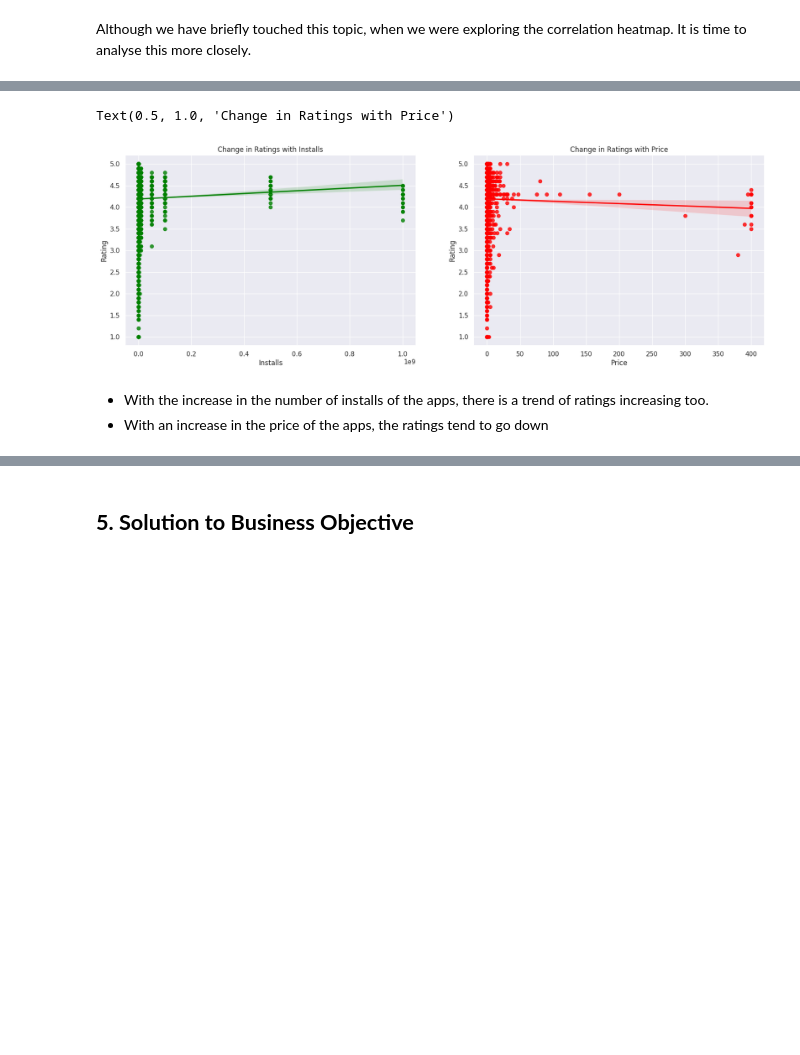
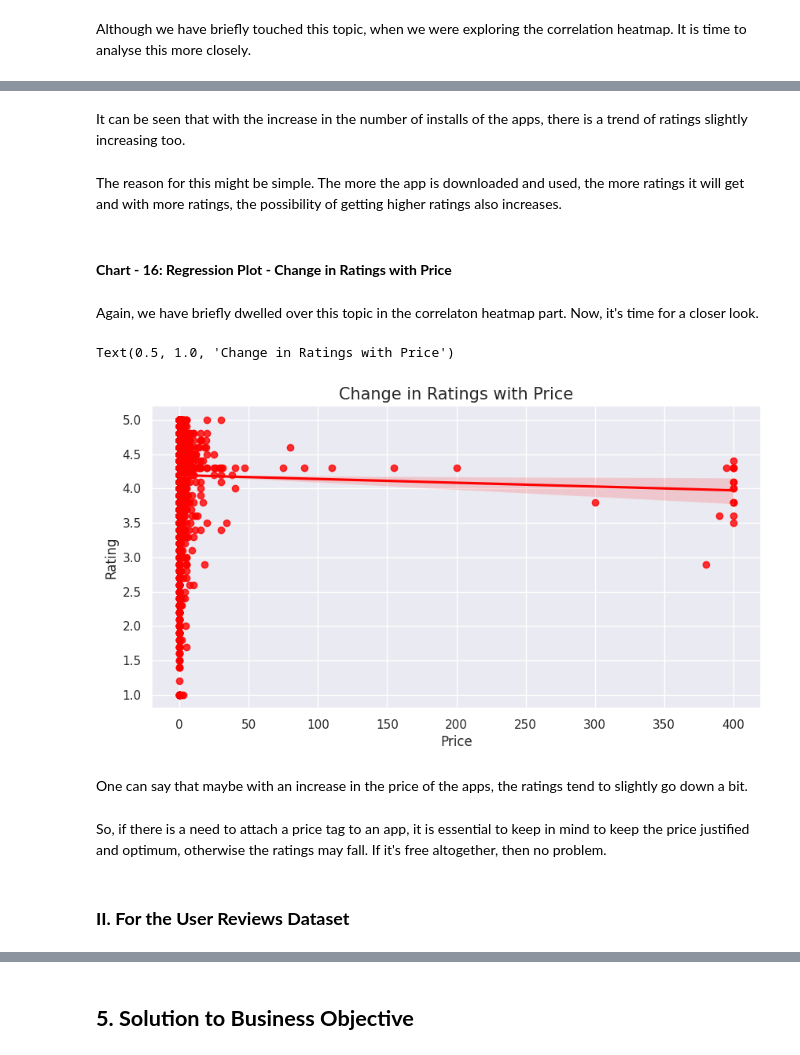
Before and after one commit to dipankarsahu1000/Play-Store-App-Review-Analysis, a Jupyter notebook: Play_Store_App_Review_Analysis.ipynb, the cells around one changed output, grey strips where cells are left out. Saved outputs shown, nothing was run; the diff lists cells and outputs as text; code cells hidden in the pictures; blank space fills up the shorter version.

```diff
--- a/Play_Store_App_Review_Analysis.ipynb
+++ b/Play_Store_App_Review_Analysis.ipynb
@@ -1352,16 +1362,20 @@ Although we have briefly touched this topic, when we were exploring the correlat
+# %% [markdown]
+It can be seen that with the increase in the number of installs of the apps, there is a trend of ratings slightly increasing too.
+# %% [markdown]
+The reason for this might be simple. The more the app is downloaded and used, the more ratings it will get and with more ratings, the possibility of getting higher ratings also increases.
+# %% [markdown]
+#### **Chart - 16: Regression Plot - Change in Ratings with Price**
+# %% [markdown]
+Again, we have briefly dwelled over this topic in the correlaton heatmap part. Now, it's time for a closer look.
 # %%
-plt.figure(figsize = (20, 6))
-
-plt.subplot(1, 2, 1)
-sns.regplot(data = ps_df, x = 'Installs', y = 'Rating', scatter_kws={"color": "green"}, line_kws={"color": "green"})
-plt.title('Change in Ratings with Installs', fontsize = 12)
-
-plt.subplot(1, 2, 2)
 sns.regplot(data = ps_df, x = 'Price', y = 'Rating', scatter_kws={"color": "red"}, line_kws={"color": "red"})
-plt.title('Change in Ratings with Price', fontsize = 12)
+plt.title('Change in Ratings with Price', fontsize = 15)
 # %% [output]
 Text(0.5, 1.0, 'Change in Ratings with Price')
-[figure, old version]
+[figure, new version]
 # %% [markdown]
-* With the increase in the number of installs of the apps, there is a trend of ratings increasing too.
-* With an increase in the price of the apps, the ratings tend to go down
+One can say that maybe with an increase in the price of the apps, the ratings tend to slightly go down a bit.
+# %% [markdown]
+So, if there is a need to attach a price tag to an app, it is essential to keep in mind to keep the price justified and optimum, otherwise the ratings may fall. If it's free altogether, then no problem.
+# %% [markdown]
+### **II. For the User Reviews Dataset**
```
Also changed, not shown: parts of 43 cells of this notebook.
